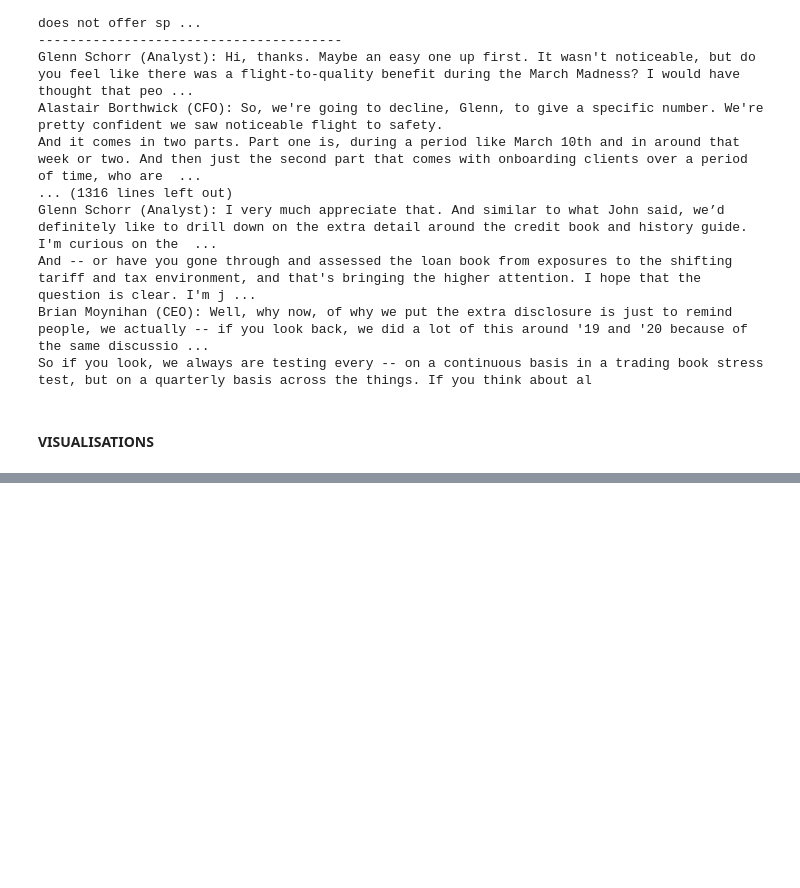
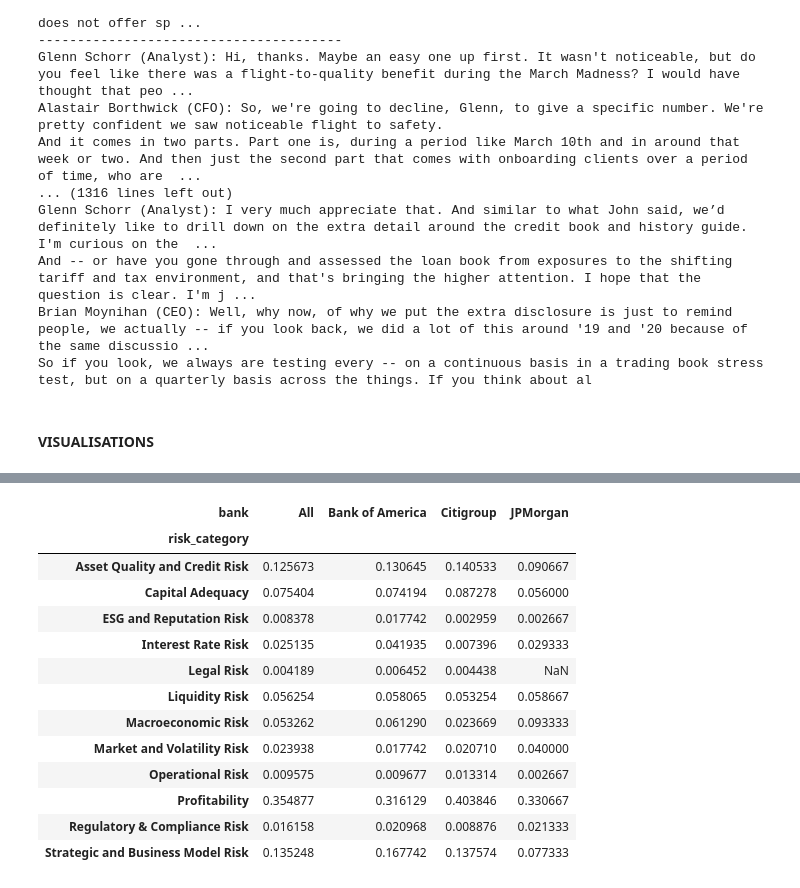
Before and after one commit to zr03/bank-of-eng-risk-monitoring, a Jupyter notebook: boe_risk_monitoring/nlp/nlp.ipynb, the cells around one changed output, grey strips where cells are left out. Drawn from its saved outputs; the diff is of its cells as text; code cells hidden in the pictures; blank space fills up the shorter version.

```diff
--- a/boe_risk_monitoring/nlp/nlp.ipynb
+++ b/boe_risk_monitoring/nlp/nlp.ipynb
@@ -2032,3 +2052,7 @@ df_topics_relevance_quarter_plotting_risks_topics
-# %%
-bank = "Citigroup"
-df_topics_relevance_quarter_plotting_risks_topics = df_topics_relevance_quarter_plotting_risks_topics.loc[df_topics_relevance_quarter_plotting_risks_topics['bank'] == bank].reset_index(drop=True)
+# %%
+heatmap_x ="bank"
+heatmap_y = "risk_category"
+heatmap_z = "risk_proportion"
+# drop all columns that are not in the heatmap
+df_topics_relevance_quarter_plotting_heatmap = df_topics_relevance_quarter_plotting_risks_topics.drop(columns=[col for col in df_topics_relevance_quarter_plotting_risks_topics.columns if col not in [heatmap_x, heatmap_y, heatmap_z]])
+df_topics_relevance_quarter_plotting_heatmap
@@ -2035 +2077,20 @@ df_topics_relevance_quarter_plotting_risks_topics = df_topics_relevance_quarter_
+# %%
+# Reshape the dataframe
+df_topics_relevance_quarter_plotting_heatmap = df_topics_relevance_quarter_plotting_heatmap.pivot(index=heatmap_y, columns=heatmap_x, values=heatmap_z)
+df_topics_relevance_quarter_plotting_heatmap
+# %% [output]
+| bank | All | Bank of America | Citigroup | JPMorgan |
+| risk_category |  |  |  |  |
+| Asset Quality and Credit Risk | 0.125673 | 0.130645 | 0.140533 | 0.090667 |
+| Capital Adequacy | 0.075404 | 0.074194 | 0.087278 | 0.056000 |
+| ESG and Reputation Risk | 0.008378 | 0.017742 | 0.002959 | 0.002667 |
+| Interest Rate Risk | 0.025135 | 0.041935 | 0.007396 | 0.029333 |
+| Legal Risk | 0.004189 | 0.006452 | 0.004438 | NaN |
+| Liquidity Risk | 0.056254 | 0.058065 | 0.053254 | 0.058667 |
+| Macroeconomic Risk | 0.053262 | 0.061290 | 0.023669 | 0.093333 |
+| Market and Volatility Risk | 0.023938 | 0.017742 | 0.020710 | 0.040000 |
+| Operational Risk | 0.009575 | 0.009677 | 0.013314 | 0.002667 |
+| Profitability | 0.354877 | 0.316129 | 0.403846 | 0.330667 |
+| Regulatory & Compliance Risk | 0.016158 | 0.020968 | 0.008876 | 0.021333 |
+| Strategic and Business Model Risk | 0.135248 | 0.167742 | 0.137574 | 0.077333 |
 # %%
```
Also changed, not shown: parts of 15 cells of this notebook.
